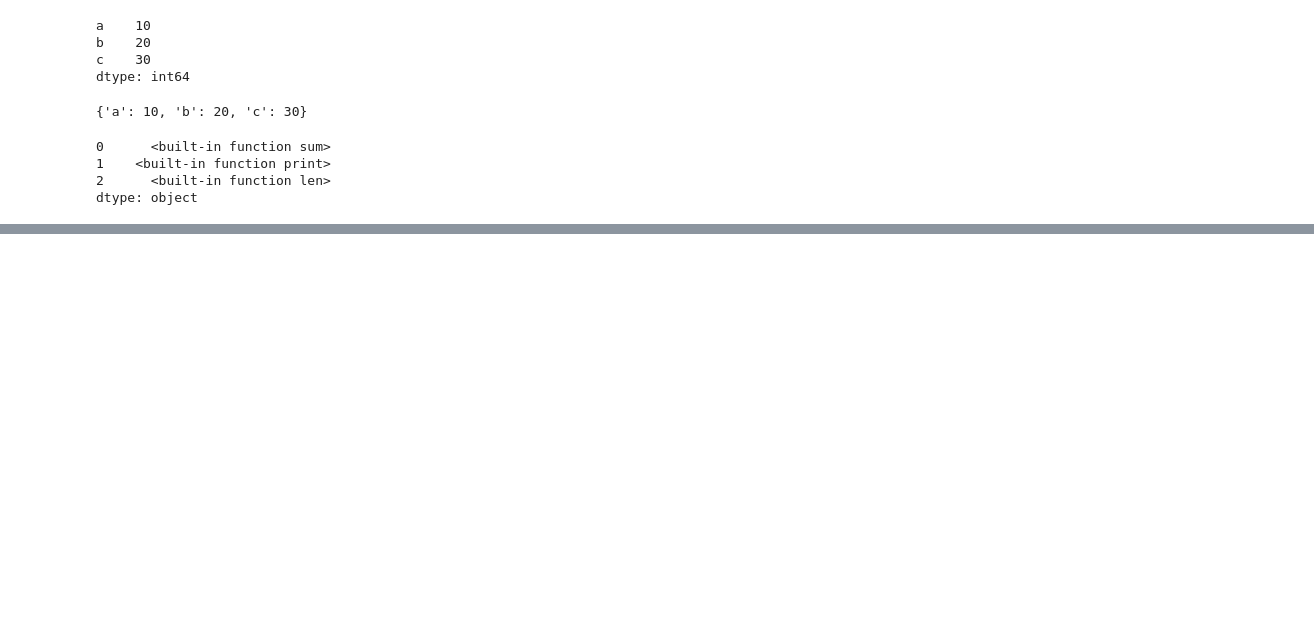
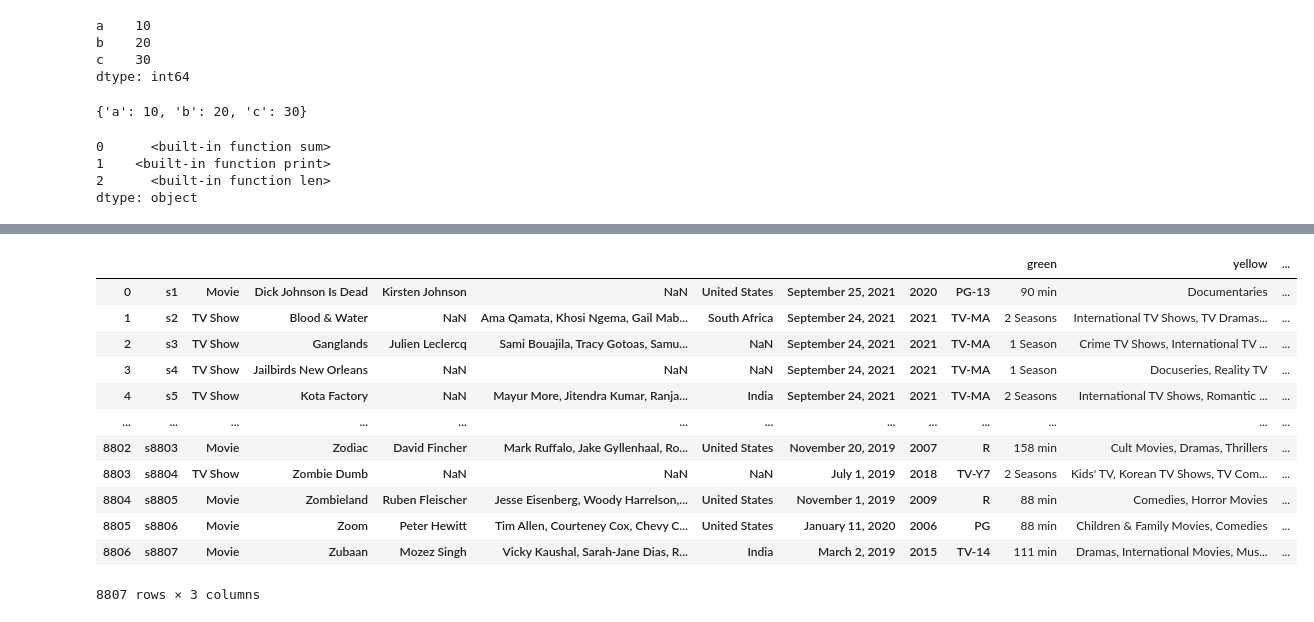
Before and after one commit to YingCG/phyton-basic, a Jupyter notebook: 03 Pandas/series.ipynb, the cells around one changed output, grey strips where cells are left out. Drawn from its saved outputs; the diff is of its cells as text; code cells hidden in the pictures; blank space fills up the shorter version.

```diff
--- a/03 Pandas/series.ipynb
+++ b/03 Pandas/series.ipynb
@@ -48,0 +156,17 @@ dtype: object
+# %%
+netflix = pd.read_csv("data/netflix_titles.csv", sep="|", names=["green", "yellow", "red"], header=0)
+netflix
+# %% [output]
+|  |  |  |  |  |  |  |  |  |  | green | yellow | ... |
+| 0 | s1 | Movie | Dick Johnson Is Dead | Kirsten Johnson | NaN | United States | September 25, 2021 | 2020 | PG-13 | 90 min | Documentaries | ... |
+| 1 | s2 | TV Show | Blood & Water | NaN | Ama Qamata, Khosi Ngema, Gail Mab... | South Africa | September 24, 2021 | 2021 | TV-MA | 2 Seasons | International TV Shows, TV Dramas... | ... |
+| 2 | s3 | TV Show | Ganglands | Julien Leclercq | Sami Bouajila, Tracy Gotoas, Samu... | NaN | September 24, 2021 | 2021 | TV-MA | 1 Season | Crime TV Shows, International TV ... | ... |
+| 3 | s4 | TV Show | Jailbirds New Orleans | NaN | NaN | NaN | September 24, 2021 | 2021 | TV-MA | 1 Season | Docuseries, Reality TV | ... |
+| 4 | s5 | TV Show | Kota Factory | NaN | Mayur More, Jitendra Kumar, Ranja... | India | September 24, 2021 | 2021 | TV-MA | 2 Seasons | International TV Shows, Romantic ... | ... |
+| ... | ... | ... | ... | ... | ... | ... | ... | ... | ... | ... | ... | ... |
+| 8802 | s8803 | Movie | Zodiac | David Fincher | Mark Ruffalo, Jake Gyllenhaal, Ro... | United States | November 20, 2019 | 2007 | R | 158 min | Cult Movies, Dramas, Thrillers | ... |
+| 8803 | s8804 | TV Show | Zombie Dumb | NaN | NaN | NaN | July 1, 2019 | 2018 | TV-Y7 | 2 Seasons | Kids' TV, Korean TV Shows, TV Com... | ... |
+| 8804 | s8805 | Movie | Zombieland | Ruben Fleischer | Jesse Eisenberg, Woody Harrelson,... | United States | November 1, 2019 | 2009 | R | 88 min | Comedies, Horror Movies | ... |
+| 8805 | s8806 | Movie | Zoom | Peter Hewitt | Tim Allen, Courteney Cox, Chevy C... | United States | January 11, 2020 | 2006 | PG | 88 min | Children & Family Movies, Comedies | ... |
+| 8806 | s8807 | Movie | Zubaan | Mozez Singh | Vicky Kaushal, Sarah-Jane Dias, R... | India | March 2, 2019 | 2015 | TV-14 | 111 min | Dramas, International Movies, Mus... | ... |
+8807 rows × 3 columns
```
Also changed, not shown: parts of 7 cells of this notebook, 13 other files.
